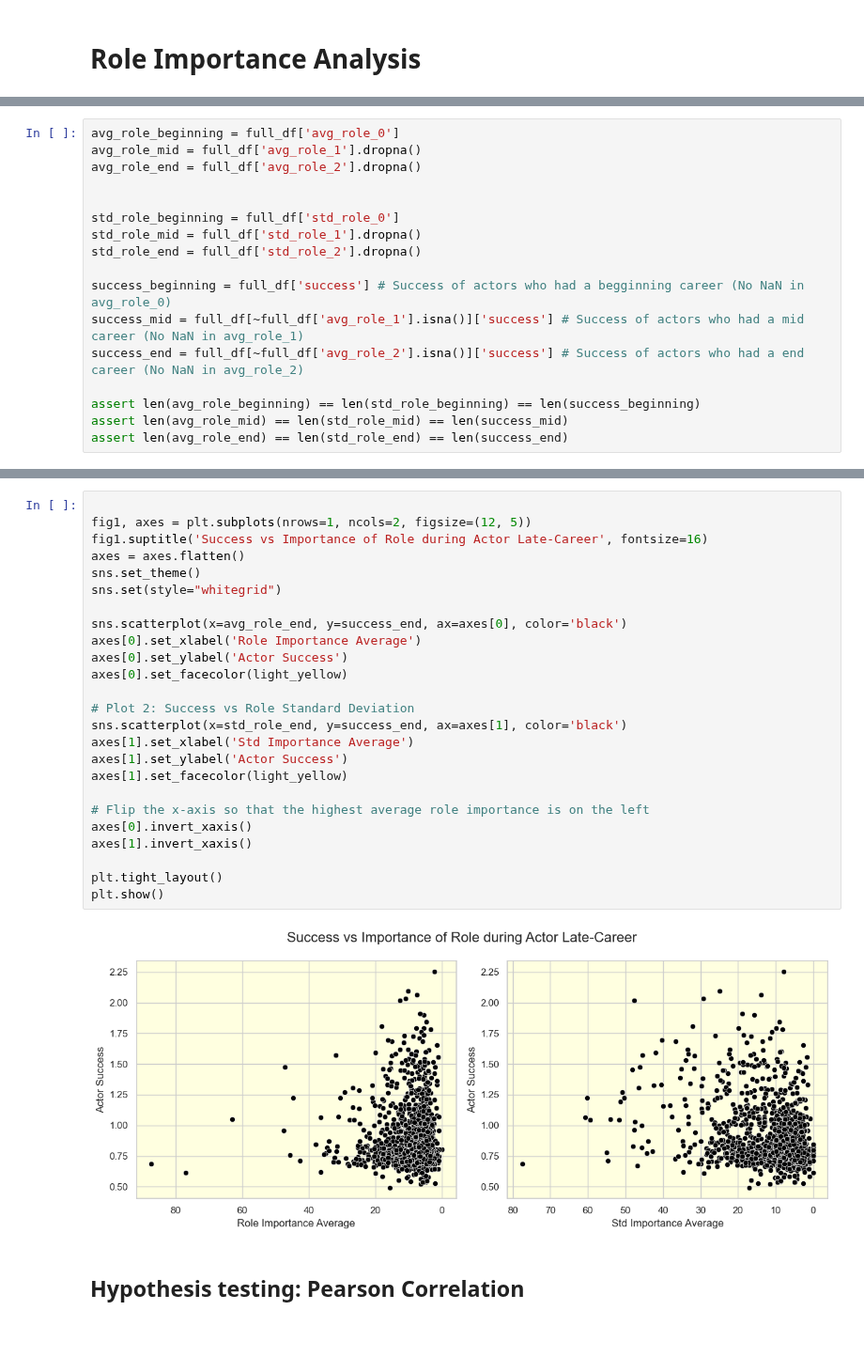
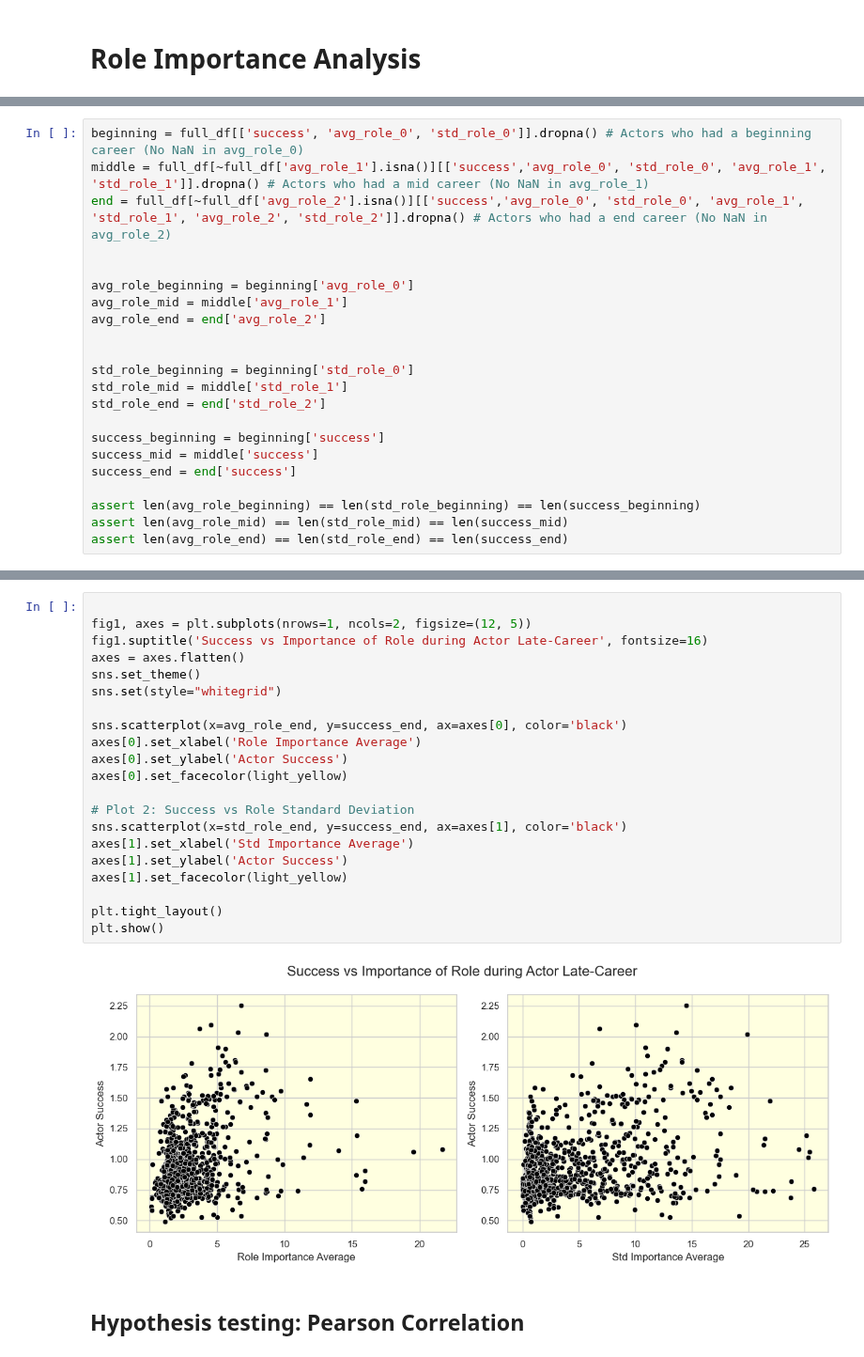
Before and after one commit to epfl-ada/ada-2023-project-cinemada, a Jupyter notebook: Preprocessing/analysis_lead.ipynb, the cells around one changed output, grey strips where cells are left out. Shown at 94% size. Saved outputs shown, nothing was run; the diff lists cells and outputs as text.

```diff
--- a/Preprocessing/analysis_lead.ipynb
+++ b/Preprocessing/analysis_lead.ipynb
@@ -36,17 +57,22 @@ full_df.sort_values(by=['success'], ascending=False)
 6714 rows × 8 columns
 # %%
-avg_role_beginning = full_df['avg_role_0']
-avg_role_mid = full_df['avg_role_1'].dropna()
-avg_role_end = full_df['avg_role_2'].dropna()
+beginning = full_df[['success', 'avg_role_0', 'std_role_0']].dropna() # Actors who had a beginning career (No NaN in avg_role_0)
+middle = full_df[~full_df['avg_role_1'].isna()][['success','avg_role_0', 'std_role_0', 'avg_role_1', 'std_role_1']].dropna() # Actors who had a mid career (No NaN in avg_role_1)
+end = full_df[~full_df['avg_role_2'].isna()][['success','avg_role_0', 'std_role_0', 'avg_role_1', 'std_role_1', 'avg_role_2', 'std_role_2']].dropna() # Actors who had a end career (No NaN in avg_role_2)
 
 
-std_role_beginning = full_df['std_role_0']
-std_role_mid = full_df['std_role_1'].dropna()
-std_role_end = full_df['std_role_2'].dropna()
+avg_role_beginning = beginning['avg_role_0']
+avg_role_mid = middle['avg_role_1']
+avg_role_end = end['avg_role_2']
 
-success_beginning = full_df['success'] # Success of actors who had a begginning career (No NaN in avg_role_0)
-success_mid = full_df[~full_df['avg_role_1'].isna()]['success'] # Success of actors who had a mid career (No NaN in avg_role_1)
-success_end = full_df[~full_df['avg_role_2'].isna()]['success'] # Success of actors who had a end career (No NaN in avg_role_2)
+
+std_role_beginning = beginning['std_role_0']
+std_role_mid = middle['std_role_1']
+std_role_end = end['std_role_2']
+
+success_beginning = beginning['success']
+success_mid = middle['success']
+success_end = end['success']
 
 assert len(avg_role_beginning) == len(std_role_beginning) == len(success_beginning)
 assert len(avg_role_mid) == len(std_role_mid) == len(success_mid)
@@ -107,30 +133,26 @@ plt.show()
 # %%
 
 fig1, axes = plt.subplots(nrows=1, ncols=2, figsize=(12, 5))
 fig1.suptitle('Success vs Importance of Role during Actor Late-Career', fontsize=16)
 axes = axes.flatten()
 sns.set_theme()
 sns.set(style="whitegrid")
 
 sns.scatterplot(x=avg_role_end, y=success_end, ax=axes[0], color='black')
 axes[0].set_xlabel('Role Importance Average')
 axes[0].set_ylabel('Actor Success')
 axes[0].set_facecolor(light_yellow)
 
 # Plot 2: Success vs Role Standard Deviation
 sns.scatterplot(x=std_role_end, y=success_end, ax=axes[1], color='black')
 axes[1].set_xlabel('Std Importance Average')
 axes[1].set_ylabel('Actor Success')
 axes[1].set_facecolor(light_yellow)
 
-# Flip the x-axis so that the highest average role importance is on the left
-axes[0].invert_xaxis()
-axes[1].invert_xaxis()
-
 plt.tight_layout()
 plt.show()
 # %% [output]
-[figure, old version]
+[figure, new version]
 # %% [markdown]
 ## Hypothesis testing: Pearson Correlation
 # %%
```
Also changed, not shown: parts of 8 cells of this notebook, 2 other files.
